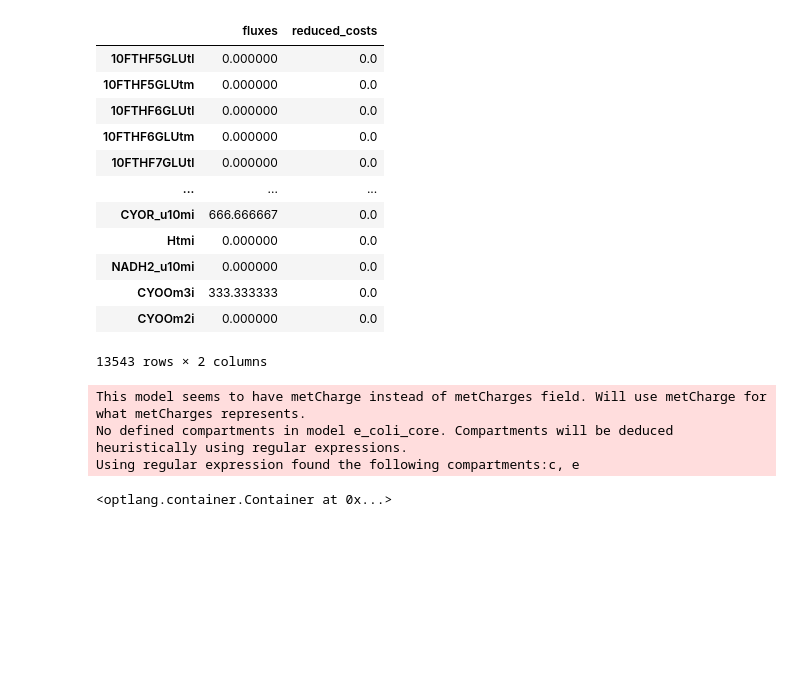
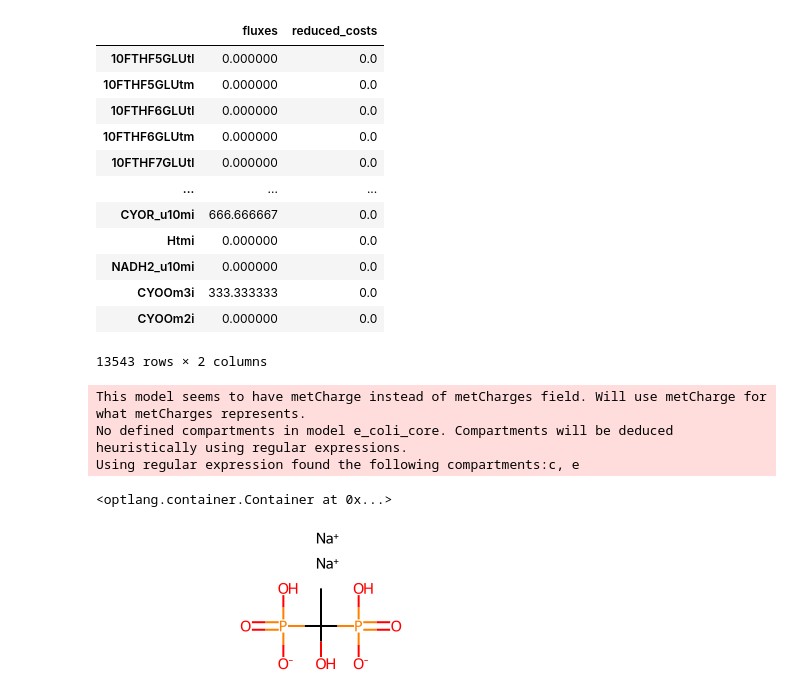
Before and after one commit to pgmikhael/clipzyme, a Jupyter notebook: notebooks/metabio.ipynb, the cells around one changed output. Saved outputs shown, nothing was run; the diff lists cells and outputs as text; code cells hidden in the pictures; blank space fills up the shorter version.

```diff
--- a/notebooks/metabio.ipynb
+++ b/notebooks/metabio.ipynb
@@ -633,0 +673,6 @@ model.constraints
+# %%
+mol = Chem.MolFromSmiles("CC(O)(P(=O)([O-])O)P(=O)([O-])O.[Na+].[Na+]")
+# %%
+mol
+# %% [output]
+[figure, added]
```
Also changed, not shown: parts of 59 cells of this notebook.
